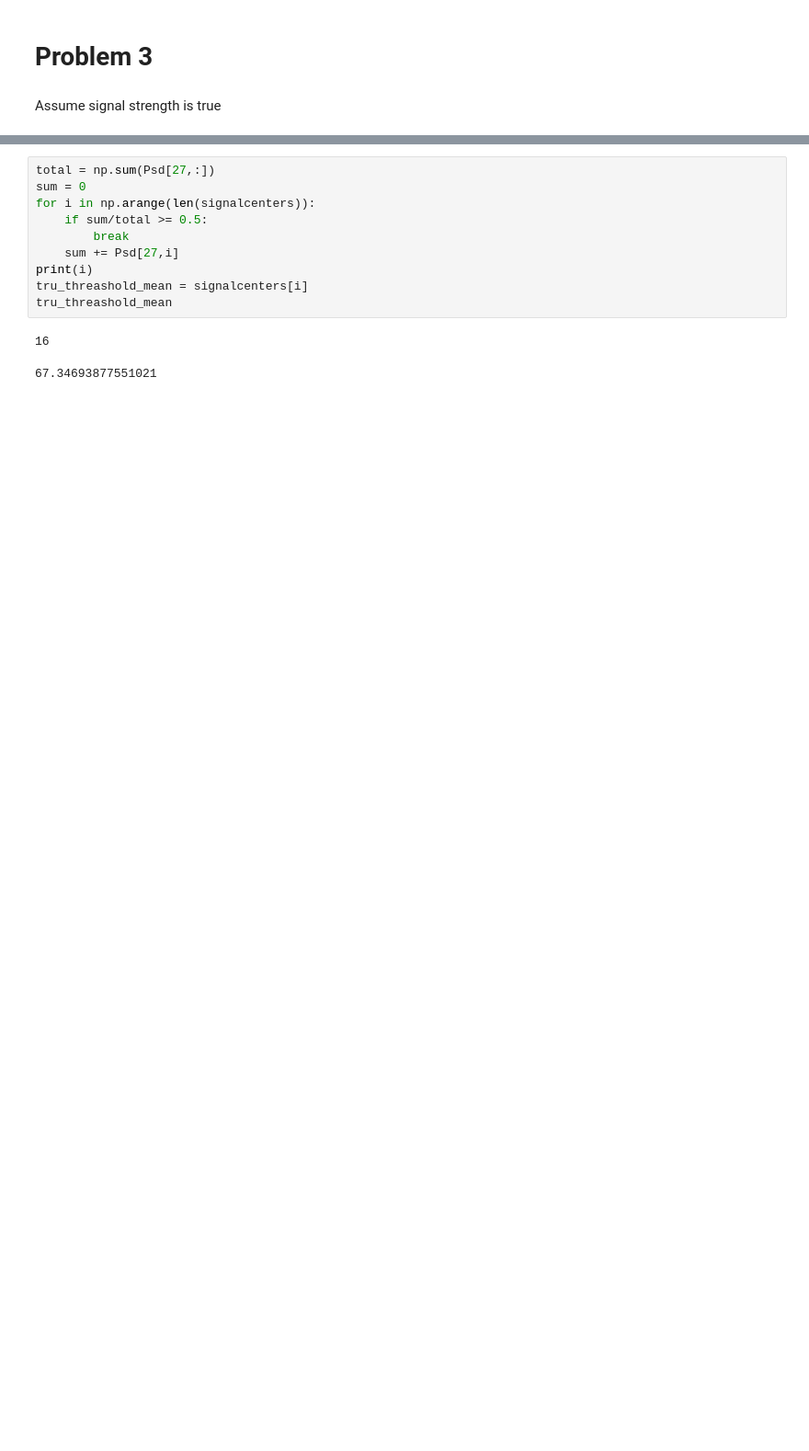
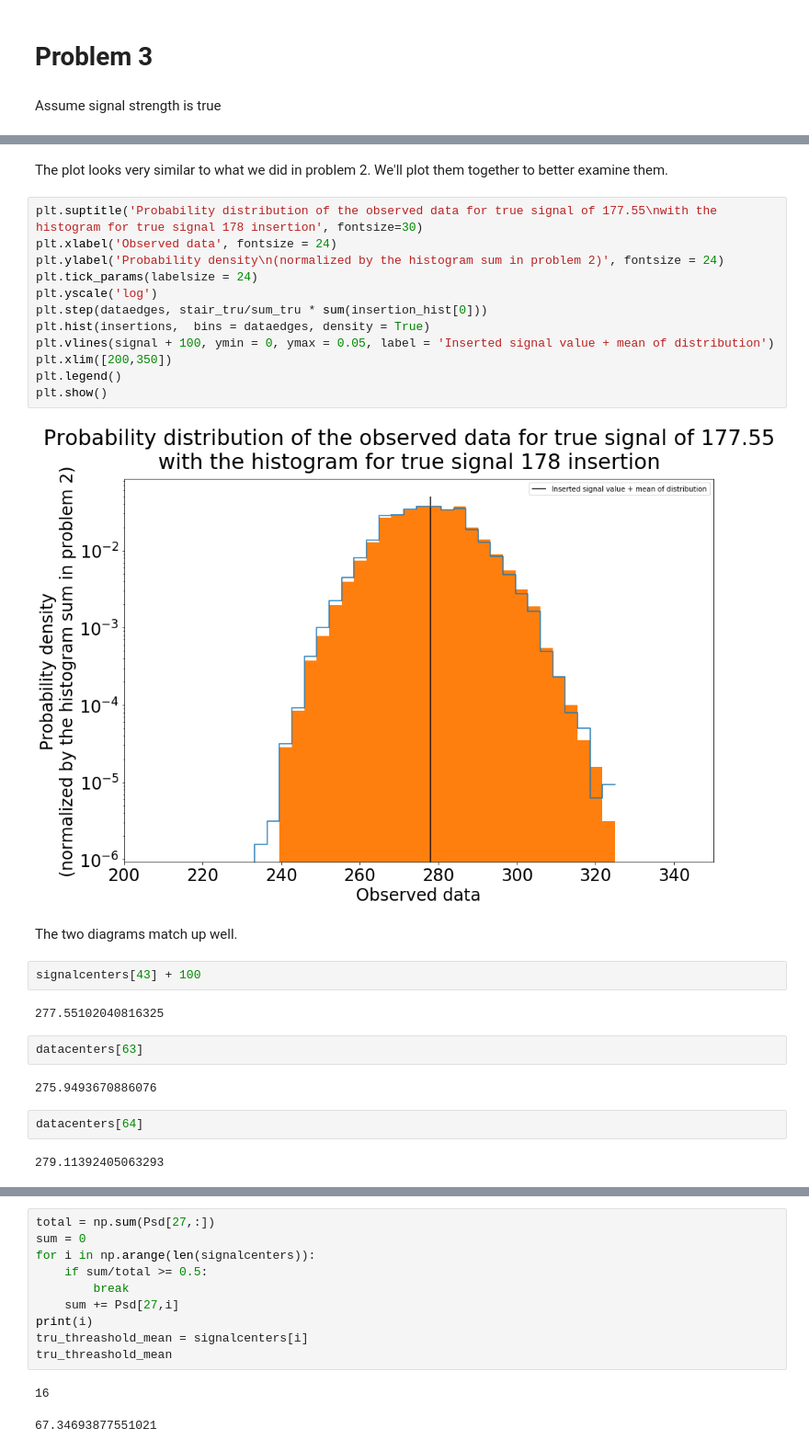
Before and after one commit to John-ZH/PHYS-343-Lab, a Jupyter notebook: John_Zhuang_Lab06.ipynb, the cells around one changed output, grey strips where cells are left out. Shown at 92% size. Cells and saved outputs as stored; diff of their text form; blank space fills up the shorter version.

```diff
--- a/John_Zhuang_Lab06.ipynb
+++ b/John_Zhuang_Lab06.ipynb
@@ -316,0 +193,30 @@ tru_threashold_hi
+# %% [markdown]
+The plot looks very similar to what we did in problem 2. We'll plot them together to better examine them.
+# %%
+plt.suptitle('Probability distribution of the observed data for true signal of 177.55\nwith the histogram for true signal 178 insertion', fontsize=30)
+plt.xlabel('Observed data', fontsize = 24)
+plt.ylabel('Probability density\n(normalized by the histogram sum in problem 2)', fontsize = 24)
+plt.tick_params(labelsize = 24)
+plt.yscale('log')
+plt.step(dataedges, stair_tru/sum_tru * sum(insertion_hist[0]))
+plt.hist(insertions,  bins = dataedges, density = True)
+plt.vlines(signal + 100, ymin = 0, ymax = 0.05, label = 'Inserted signal value + mean of distribution')
+plt.xlim([200,350])
+plt.legend()
+plt.show()
+# %% [output]
+[figure, added]
+# %% [markdown]
+The two diagrams match up well.
+# %%
+signalcenters[43] + 100
+# %% [output]
+277.55102040816325
+# %%
+datacenters[63]
+# %% [output]
+275.9493670886076
+# %%
+datacenters[64]
+# %% [output]
+279.11392405063293
```
Also changed, not shown: parts of 73 cells of this notebook.
